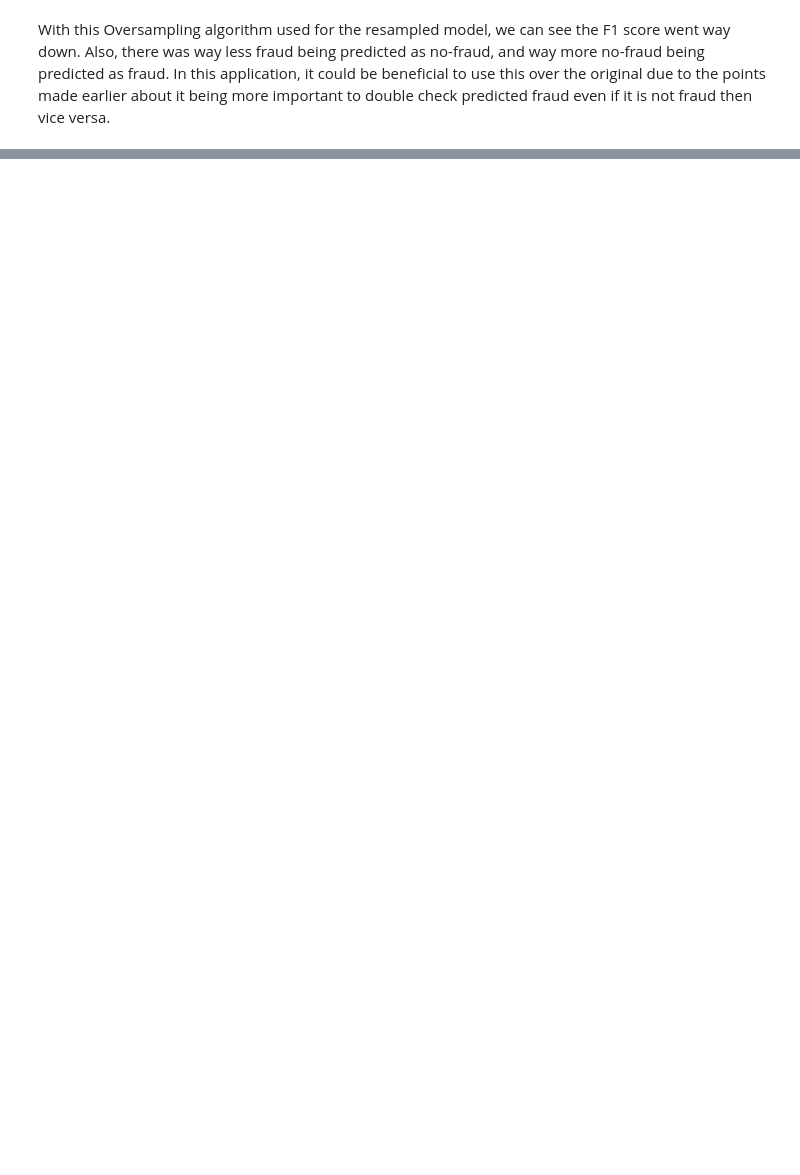
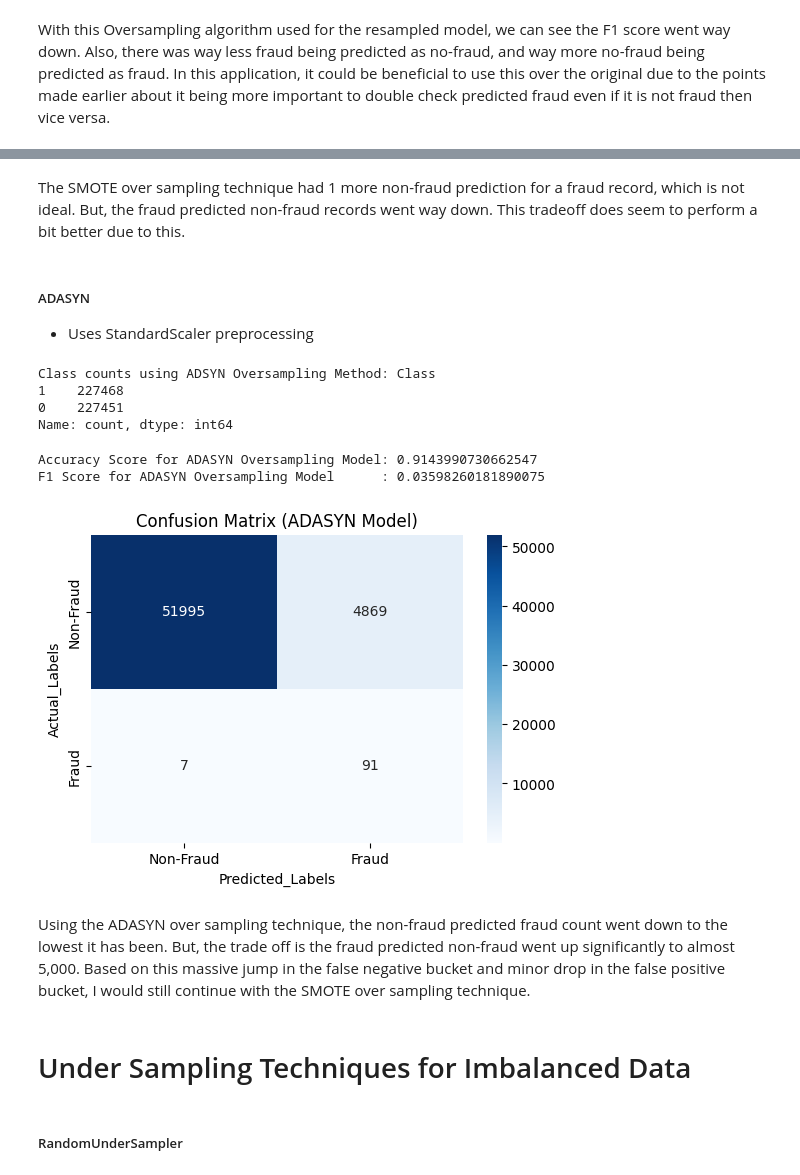
Before and after one commit to jackweyher1/Credit_Card_Fraud_Detection_Imbalanced_Data_Algos, a Jupyter notebook: imbalanced_data_algos.ipynb, the cells around one changed output, grey strips where cells are left out. Cells and saved outputs as stored; diff of their text form; code cells hidden in the pictures; blank space fills up the shorter version.

```diff
--- a/imbalanced_data_algos.ipynb
+++ b/imbalanced_data_algos.ipynb
@@ -156,0 +145,6 @@ With this Oversampling algorithm used for the resampled model, we can see the F1
+# %%
+smote = SMOTE(random_state = 42)
+
+X_resampled_smote, y_resampled_smote = smote.fit_resample(X_train, y_train)
+
+print(f'Class counts using SMOTE Oversampling Method: {y_resampled_smote.value_counts()}')
@@ -156,0 +156,7 @@ With this Oversampling algorithm used for the resampled model, we can see the F1
+# %%
+model.fit(X_resampled_smote, y_resampled_smote)
+
+y_pred_smote = model.predict(X_test)
+
+print(f'Accuracy Score for SMOTE Oversampled Model : {accuracy_score(y_test, y_pred_smote)}')
+print(f'F1 Score for SMOTE Oversampled Model       : {f1_score(y_test, y_pred_smote)}')
@@ -156,0 +176,48 @@ With this Oversampling algorithm used for the resampled model, we can see the F1
+# %% [markdown]
+The SMOTE over sampling technique had 1 more non-fraud prediction for a fraud record, which is not ideal. But, the fraud predicted non-fraud records went way down. This tradeoff does seem to perform a bit better due to this.
+# %% [markdown]
+##### ADASYN
+- Uses StandardScaler preprocessing
+# %%
+adasyn = ADASYN(random_state=42)
+
+# Scale the X Features before running ADASYN over sampling
+scaler = StandardScaler()
+
+X_train_scaled = scaler.fit_transform(X_train)
+X_test_scaled = scaler.fit_transform(X_test)
+
+X_resampled_adasyn, y_resampled_adasyn = adasyn.fit_resample(X_train_scaled, y_train)
+
+print(f'Class counts using ADSYN Oversampling Method: {y_resampled_adasyn.value_counts()}')
+# %% [output]
+Class counts using ADSYN Oversampling Method: Class
+1    227468
+0    227451
+Name: count, dtype: int64
+# %%
+model.fit(X_resampled_adasyn, y_resampled_adasyn)
+
+y_pred_adasyn = model.predict(X_test_scaled)
+
+print(f'Accuracy Score for ADASYN Oversampling Model: {accuracy_score(y_test, y_pred_adasyn)}')
+print(f'F1 Score for ADASYN Oversampling Model      : {f1_score(y_test, y_pred_adasyn)}')
+# %% [output]
+Accuracy Score for ADASYN Oversampling Model: 0.9143990730662547
+F1 Score for ADASYN Oversampling Model      : 0.03598260181890075
+# %%
+cm_adasyn = confusion_matrix(y_test, y_pred_adasyn)
+plt.figure(figsize=(6, 4))
+sns.heatmap(cm_adasyn, annot=True, fmt='d', cmap='Blues', xticklabels=['Non-Fraud', 'Fraud'], yticklabels=['Non-Fraud', 'Fraud'])
+plt.xlabel('Predicted_Labels')
+plt.ylabel('Actual_Labels')
+plt.title('Confusion Matrix (ADASYN Model)')
+plt.show()
+# %% [output]
+[figure, added]
+# %% [markdown]
+Using the ADASYN over sampling technique, the non-fraud predicted fraud count went down to the lowest it has been. But, the trade off is the fraud predicted non-fraud went up significantly to almost 5,000. Based on this massive jump in the false negative bucket and minor drop in the false positive bucket, I would still continue with the SMOTE over sampling technique.
+# %% [markdown]
+# Under Sampling Techniques for Imbalanced Data
+# %% [markdown]
+##### RandomUnderSampler
```
Also changed, not shown: parts of 56 cells of this notebook, 6 other files.
